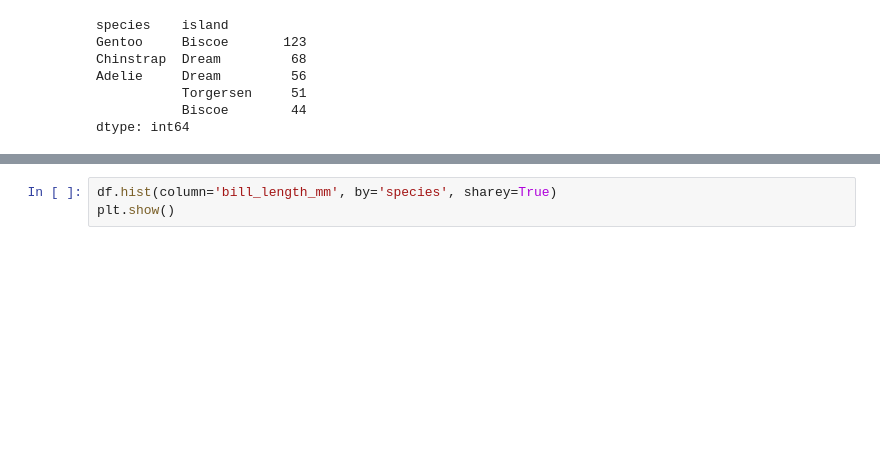
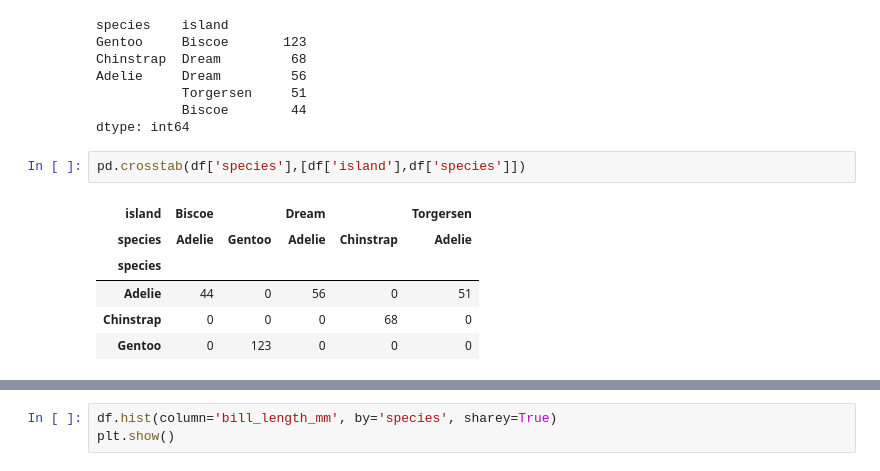
Before and after one commit to alexismenanieves/4Geeks, a Jupyter notebook: Palmer_Penguins_Analysis.ipynb, the cells around one changed output, grey strips where cells are left out. Drawn from its saved outputs; the diff is of its cells as text; blank space fills up the shorter version.

```diff
--- a/Palmer_Penguins_Analysis.ipynb
+++ b/Palmer_Penguins_Analysis.ipynb
@@ -82,3 +82,12 @@ Adelie     Dream         56
            Torgersen     51
            Biscoe        44
 dtype: int64
+# %%
+pd.crosstab(df['species'],[df['island'],df['species']])
+# %% [output]
+| island | Biscoe |  | Dream |  | Torgersen |
+| species | Adelie | Gentoo | Adelie | Chinstrap | Adelie |
+| species |  |  |  |  |  |
+| Adelie | 44 | 0 | 56 | 0 | 51 |
+| Chinstrap | 0 | 0 | 0 | 68 | 0 |
+| Gentoo | 0 | 123 | 0 | 0 | 0 |
```
Also changed, not shown: parts of 5 cells of this notebook.
